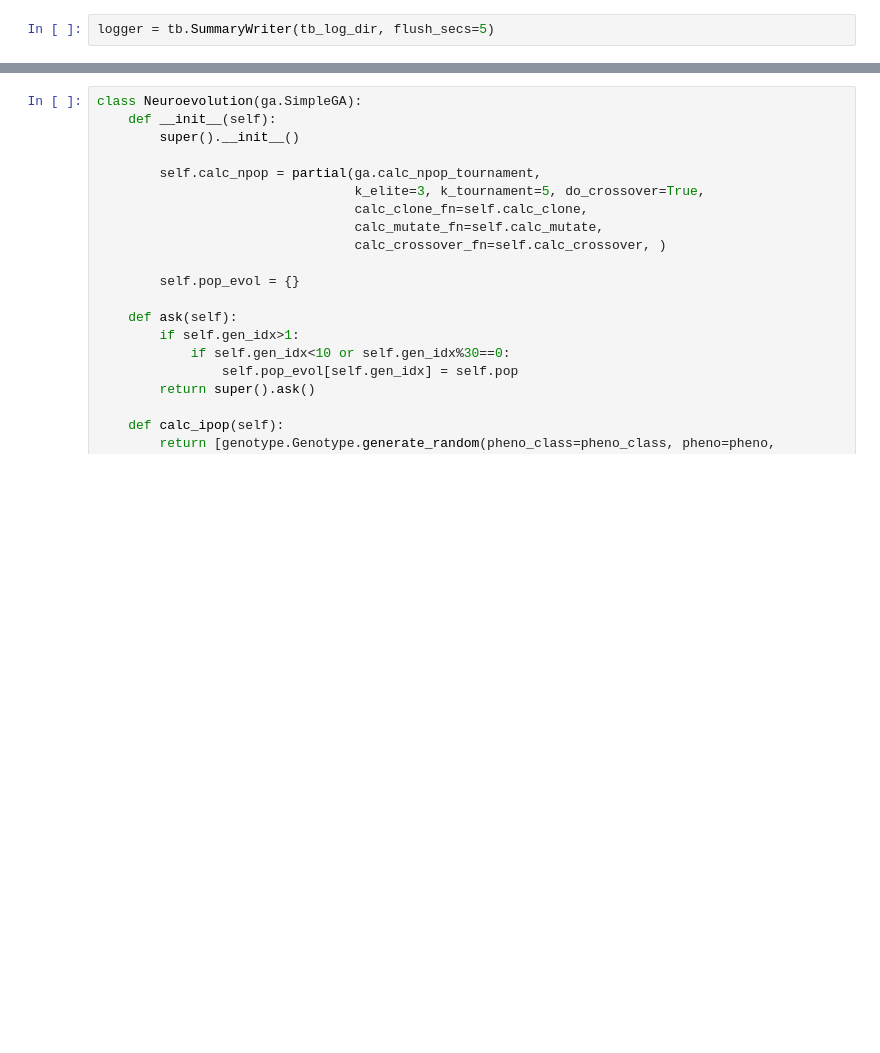
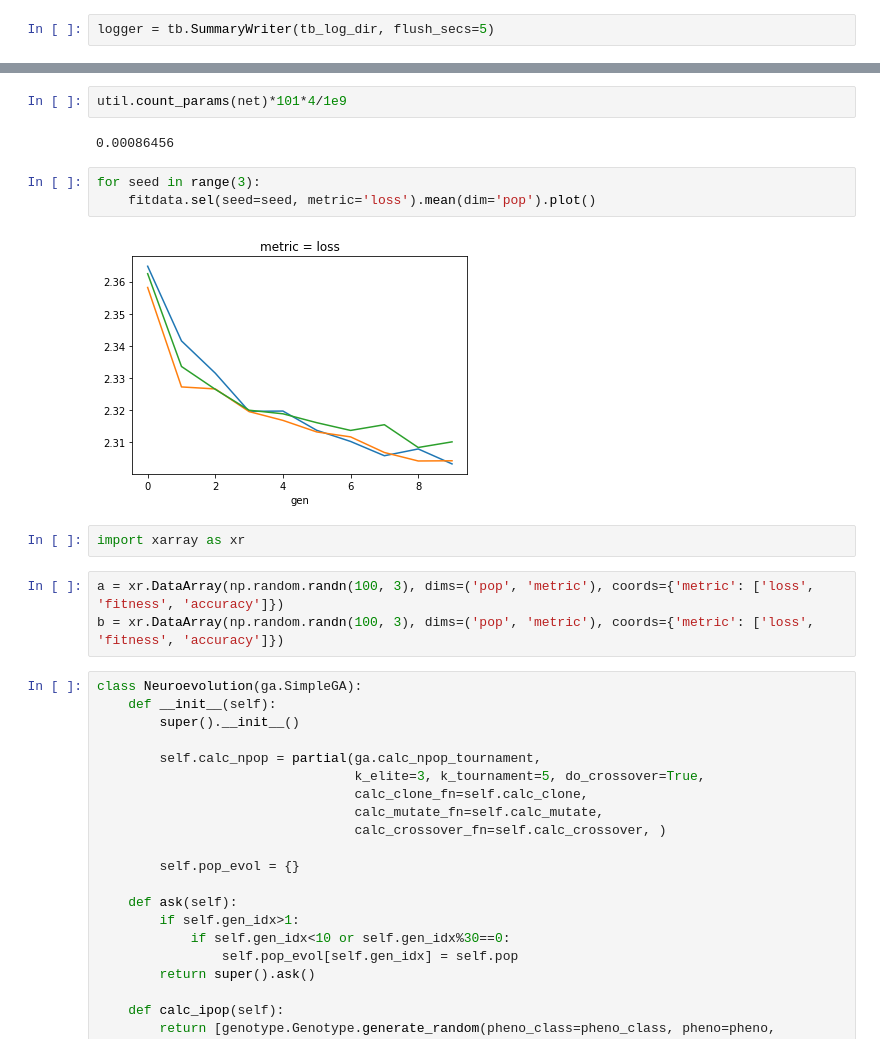
Before and after one commit to akarshkumar0101/evolved-neuroevolution, a Jupyter notebook: ne_experiment.ipynb, the cells around one changed output, grey strips where cells are left out. Saved outputs shown, nothing was run; the diff lists cells and outputs as text; blank space fills up the shorter version.

```diff
--- a/ne_experiment.ipynb
+++ b/ne_experiment.ipynb
@@ -19,3 +120,17 @@ logger = tb.SummaryWriter(tb_log_dir, flush_secs=5)
+# %%
+util.count_params(net)*101*4/1e9
+# %% [output]
+0.00086456
+# %%
+for seed in range(3):
+    fitdata.sel(seed=seed, metric='loss').mean(dim='pop').plot()
+# %% [output]
+[figure, added]
+# %%
+import xarray as xr
+# %%
+a = xr.DataArray(np.random.randn(100, 3), dims=('pop', 'metric'), coords={'metric': ['loss', 'fitness', 'accuracy']})
+b = xr.DataArray(np.random.randn(100, 3), dims=('pop', 'metric'), coords={'metric': ['loss', 'fitness', 'accuracy']})
 # %%
 class Neuroevolution(ga.SimpleGA):
     def __init__(self):
```
Also changed, not shown: parts of 6 cells of this notebook.
